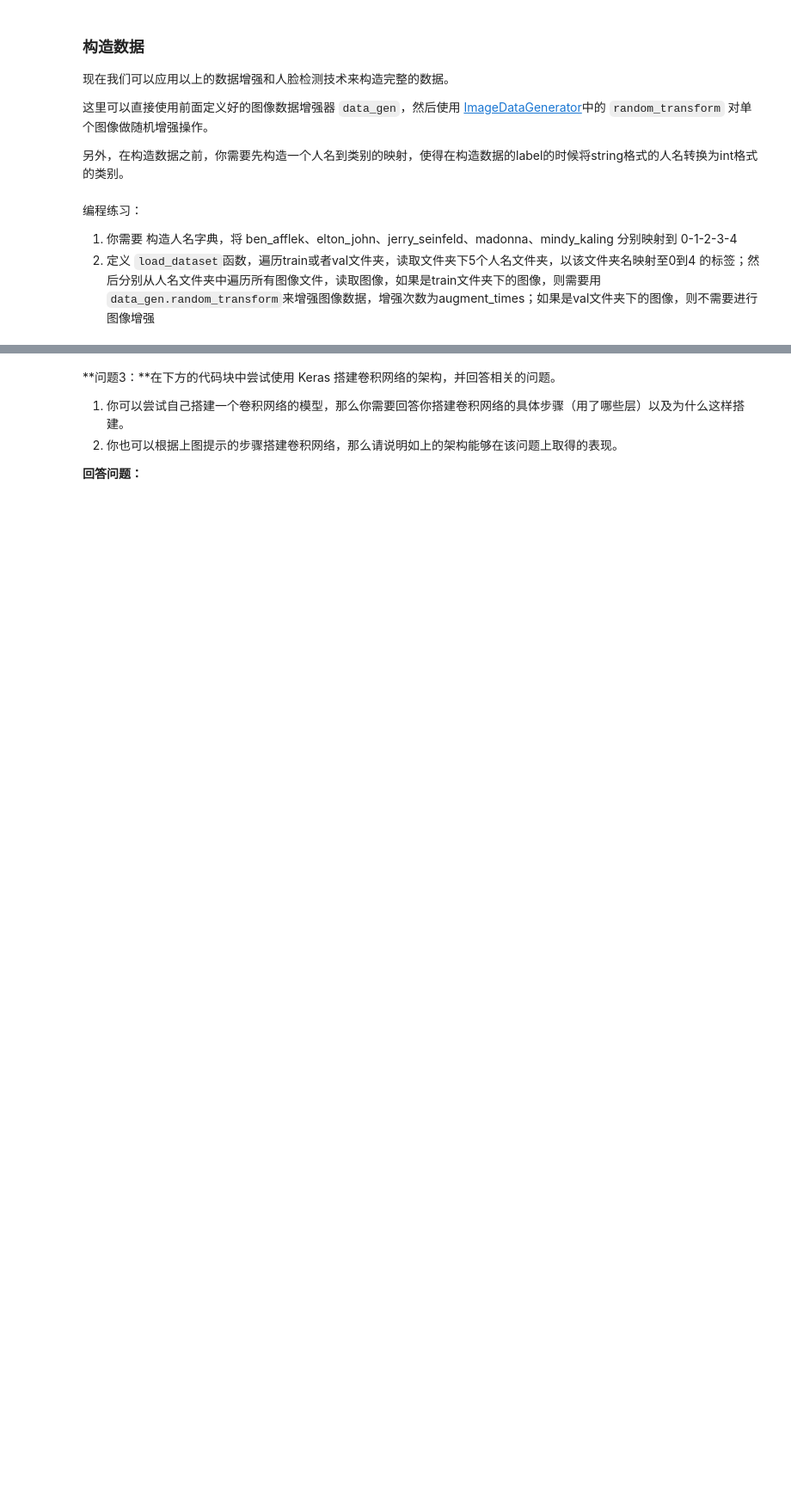
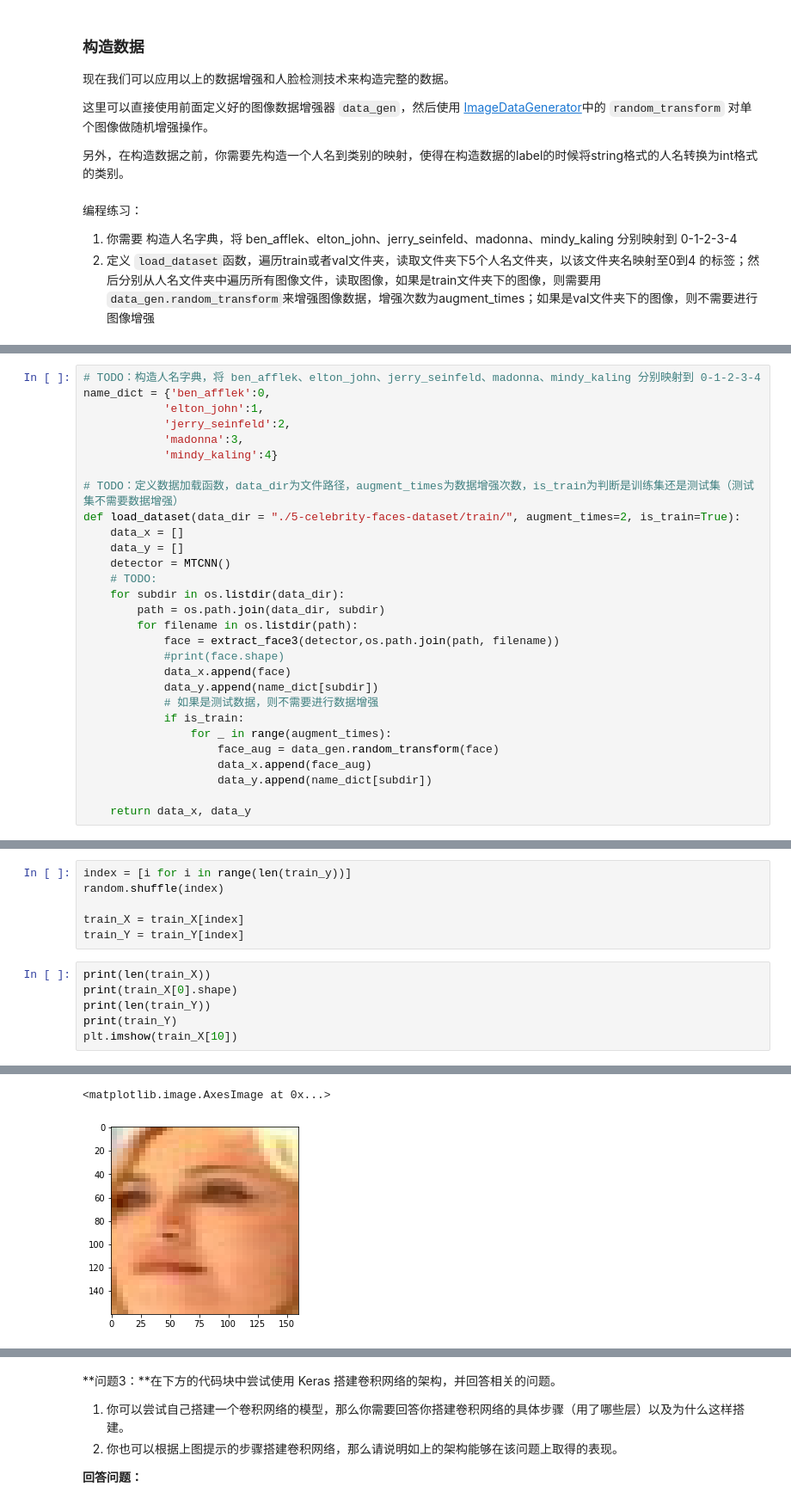
Before and after one commit to luteresa/Face-Recognition, a Jupyter notebook: Face Recognition.ipynb, the cells around one changed output, grey strips where cells are left out. Shown: that part at 86% size. Cells and saved outputs as stored; diff of their text form; blank space fills up the shorter version.

```diff
--- a/Face Recognition.ipynb
+++ b/Face Recognition.ipynb
@@ -264,0 +434,29 @@ test_Y = np.eye(5)[np.array(test_y)]
+# %%
+# TODO：构造人名字典，将 ben_afflek、elton_john、jerry_seinfeld、madonna、mindy_kaling 分别映射到 0-1-2-3-4
+name_dict = {'ben_afflek':0,
+            'elton_john':1,
+            'jerry_seinfeld':2,
+            'madonna':3,
+            'mindy_kaling':4}
+
+# TODO：定义数据加载函数，data_dir为文件路径，augment_times为数据增强次数，is_train为判断是训练集还是测试集（测试集不需要数据增强）
+def load_dataset(data_dir = "./5-celebrity-faces-dataset/train/", augment_times=2, is_train=True):
+    data_x = []
+    data_y = []
+    detector = MTCNN()
+    # TODO:
+    for subdir in os.listdir(data_dir):
+        path = os.path.join(data_dir, subdir)
+        for filename in os.listdir(path):
+            face = extract_face3(detector,os.path.join(path, filename))
+            #print(face.shape)
+            data_x.append(face)
+            data_y.append(name_dict[subdir])
+            # 如果是测试数据，则不需要进行数据增强
+            if is_train:
+                for _ in range(augment_times):
+                    face_aug = data_gen.random_transform(face)
+                    data_x.append(face_aug)
+                    data_y.append(name_dict[subdir])
+
+    return data_x, data_y
@@ -264,0 +484,13 @@ test_Y = np.eye(5)[np.array(test_y)]
+# %%
+index = [i for i in range(len(train_y))]
+random.shuffle(index)
+
+train_X = train_X[index]
+train_Y = train_Y[index]
+# %%
+print(len(train_X))
+print(train_X[0].shape)
+print(len(train_Y))
+print(train_Y)
+plt.imshow(train_X[10])
+# %% [output]
@@ -265,3 +507,5 @@ test_Y = np.eye(5)[np.array(test_y)]
+<matplotlib.image.AxesImage at 0x...>
+[figure, added]
 # %% [markdown]
 ### 构建一个卷积神经网络
 
```
Also changed, not shown: parts of 49 cells of this notebook, 2 other files.
